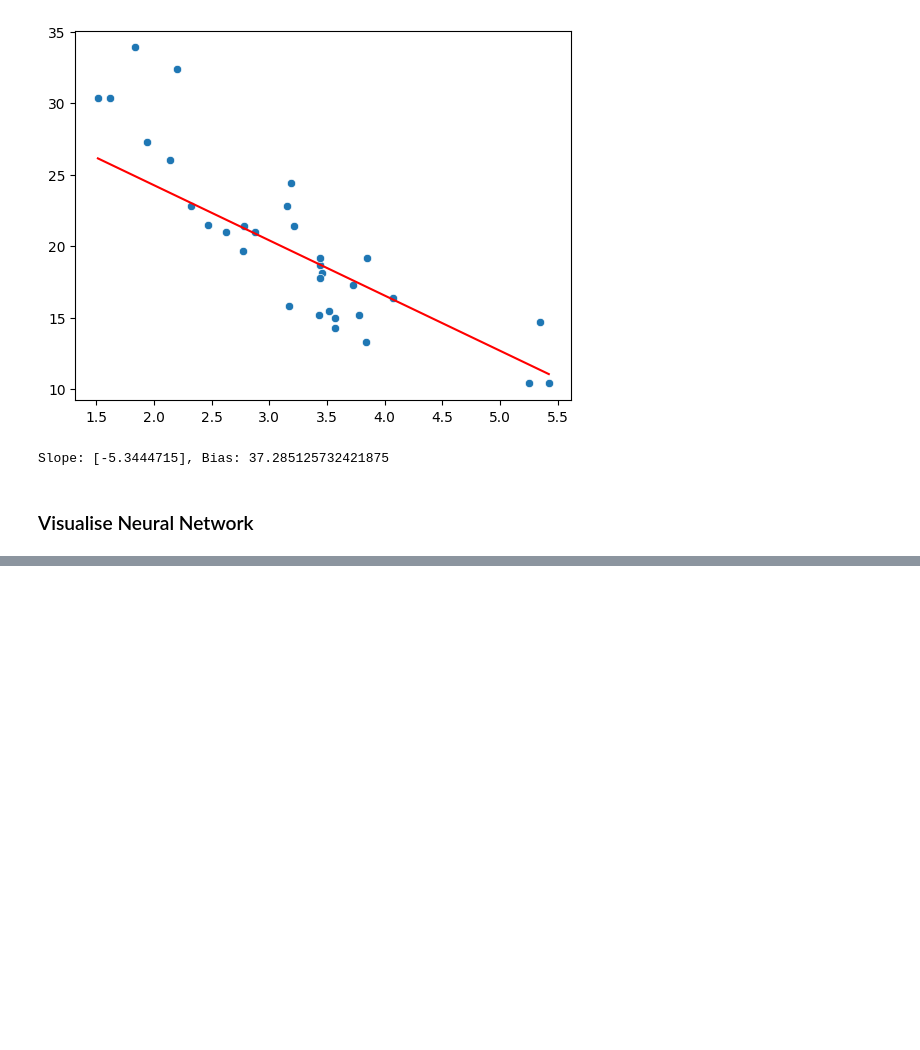
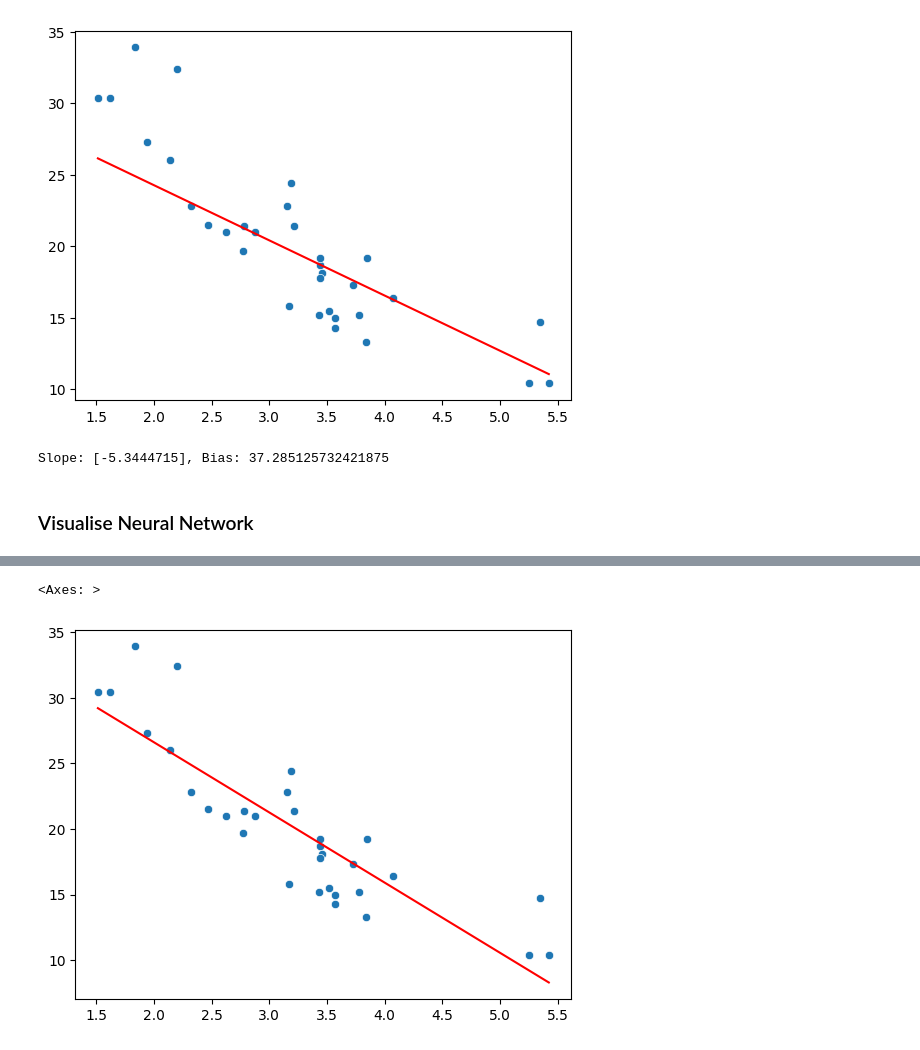
Before and after one commit to jai8004/Data-Science, a Jupyter notebook: DeepLearning/Basics/02.Basics_Pytorch_Model_Building.ipynb, the cells around one changed output, grey strips where cells are left out. Saved outputs shown, nothing was run; the diff lists cells and outputs as text; code cells hidden in the pictures; blank space fills up the shorter version.

```diff
--- a/DeepLearning/Basics/02.Basics_Pytorch_Model_Building.ipynb
+++ b/DeepLearning/Basics/02.Basics_Pytorch_Model_Building.ipynb
@@ -149,0 +179,24 @@ make_dot(loss_tensor)
+# %%
+
+# convert data to tensors
+X_list = cars.wt.values
+X_np = np.array(X_list, dtype=np.float32).reshape(-1,1)
+y_list = cars.mpg.values
+y_np = np.array(y_list, dtype=np.float32).reshape(-1,1)
+X = torch.from_numpy(X_np)
+y_true = torch.from_numpy(y_np)
+# %%
+#building model
+
+class LinearRegressionTorch(nn.Module):
+    def __init__(self, input_size, output_size):
+        super(LinearRegressionTorch, self).__init__()
+        self.linear = nn.Linear(input_size, output_size)
+
+
+    def forward(self, x):
+        return self.linear(x)
+
+input_dim = 1
+output_dim = 1
+model = LinearRegressionTorch(input_size=input_dim, output_size=output_dim)
@@ -149,0 +276,9 @@ make_dot(loss_tensor)
+# %%
+# %% check the result
+y_pred = model(X).data.numpy().reshape(-1)
+sns.scatterplot(x=X_list, y=y_list)
+sns.lineplot(x=X_list, y=y_pred, color='red')
+# %%
+# %% [output]
+<Axes: >
+[figure, added]
```
Also changed, not shown: parts of 9 cells of this notebook.
